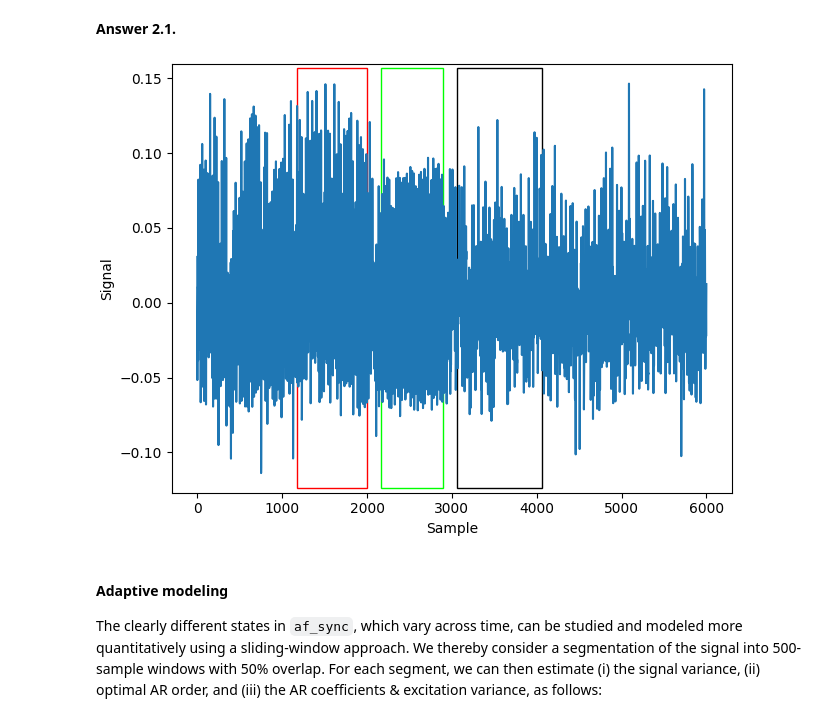
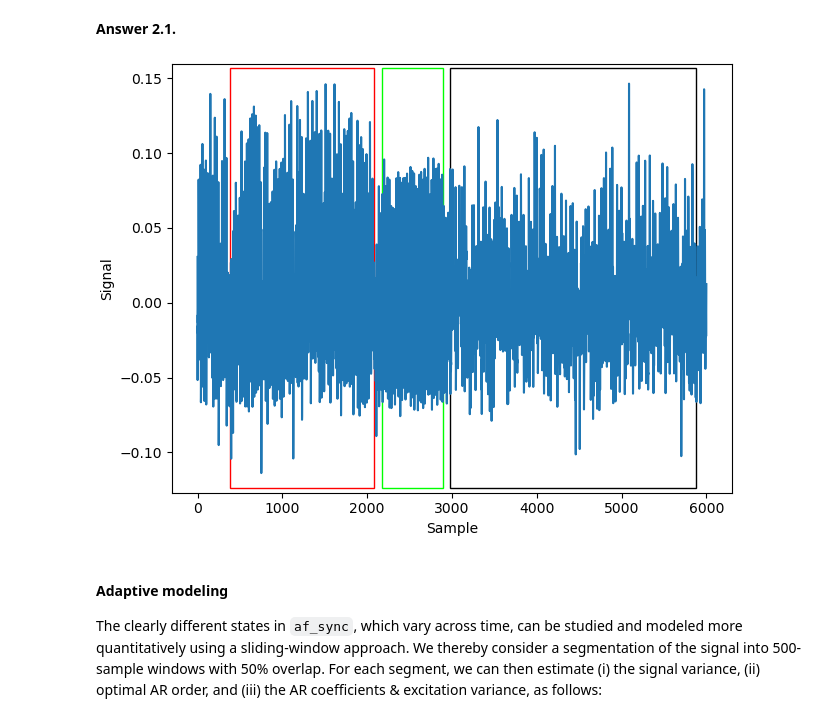
Before and after one commit to roduit/EE-512-Biomedical-signal-processing, a Jupyter notebook: labs/lab05/Lab_LinearModels1_v01_complete.ipynb, the cells around one changed output. Saved outputs shown, nothing was run; the diff lists cells and outputs as text; code cells hidden in the pictures.

```diff
--- a/labs/lab05/Lab_LinearModels1_v01_complete.ipynb
+++ b/labs/lab05/Lab_LinearModels1_v01_complete.ipynb
@@ -190,22 +190,22 @@ plt.show()
 # %%
 fig = plt.figure(constrained_layout=True)
 ax = plt.axes()
 plt.plot(af_sync)
 plt.xlabel('Sample')
 plt.ylabel('Signal')
 
-segments = [[1170, 2000], [2170, 2890], [3060, 4060]]
+segments = [[383, 2078], [2170, 2890], [2973, 5881]]
 eclr = [[1.0, 0.0, 0.0], [0.0, 1.0, 0.0], [0.0, 0.0, 0.0]]
 
 ax.axvspan(segments[0][0], segments[0][1], ymin=0.01, ymax=0.99, ec=eclr[0], fill=False)
 
 ax.axvspan(segments[1][0], segments[1][1], ymin=0.01, ymax=0.99, ec=eclr[1], fill=False)
 
 ax.axvspan(segments[2][0], segments[2][1], ymin=0.01, ymax=0.99, ec=eclr[2], fill=False)
 
 plt.show()
 # %% [output]
-[figure, old version]
+[figure, new version]
 # %% [markdown]
 #### Adaptive modeling
 The clearly different states in `af_sync`, which vary across time, can be studied and modeled more quantitatively using a sliding-window approach. We thereby consider a segmentation of the signal into 500-sample windows with 50% overlap. For each segment, we can then estimate (i) the signal variance, (ii) optimal AR order, and (iii) the AR coefficients & excitation variance, as follows:
```
Also changed, not shown: parts of 11 cells of this notebook.
